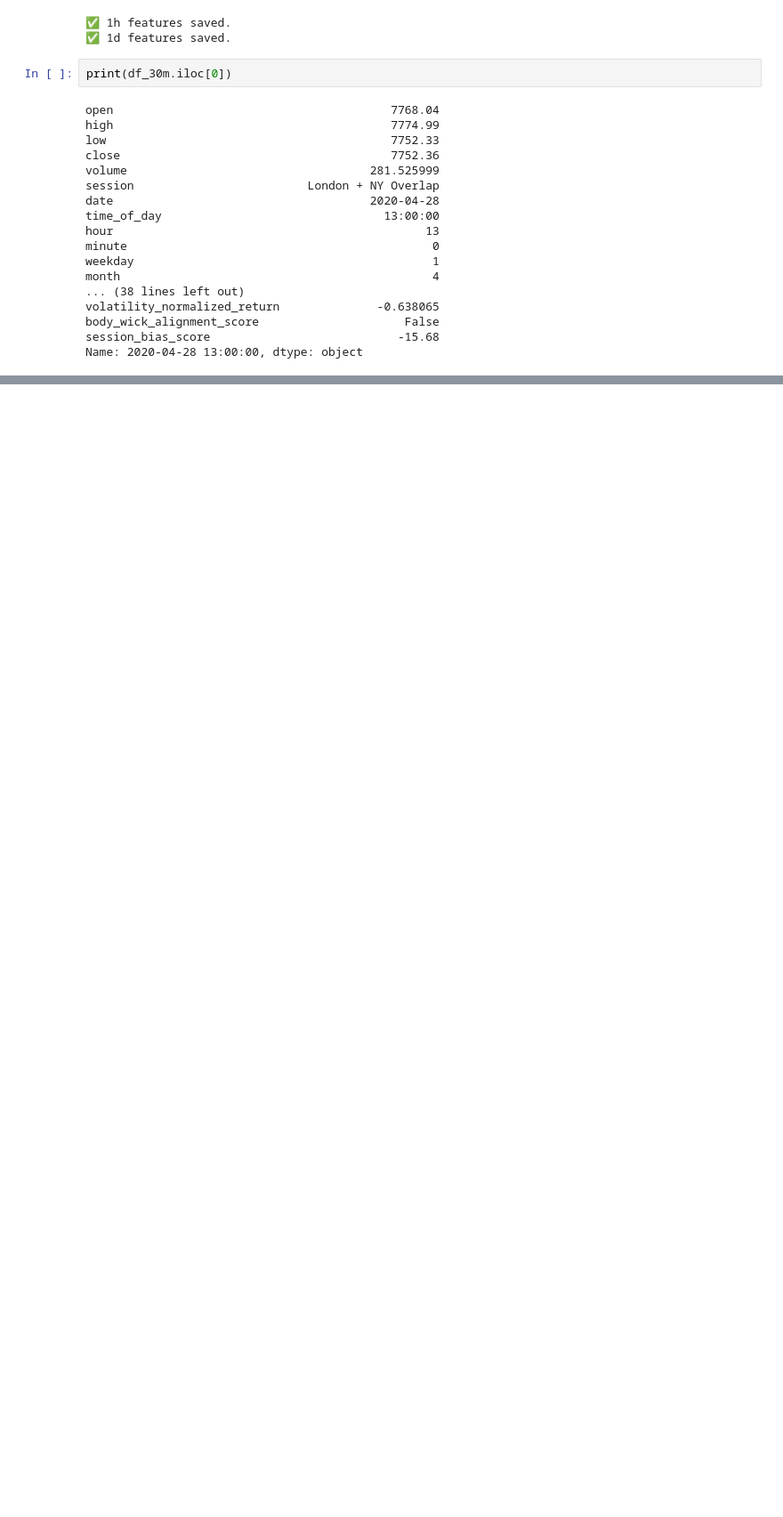
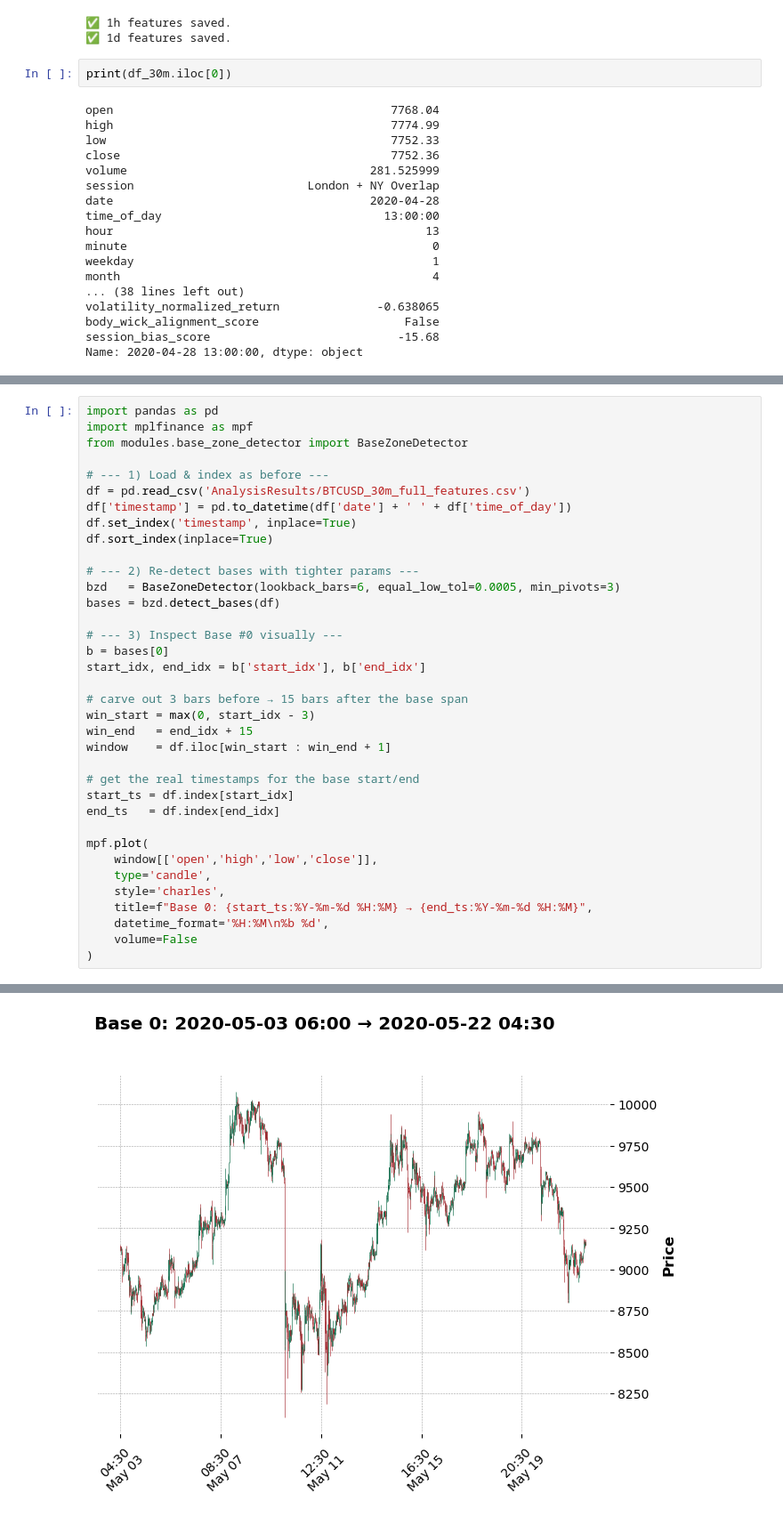
Before and after one commit to SarthakThakur0097/Crypto-analysis, a Jupyter notebook: main.ipynb, the cells around one changed output, grey strips where cells are left out. Shown at 89% size. Saved outputs shown, nothing was run; the diff lists cells and outputs as text; blank space fills up the shorter version.

Commit message:
created a base reversed engineered working project so far

```diff
--- a/main.ipynb
+++ b/main.ipynb
@@ -482,0 +780,37 @@ df.iloc[[1, 14, 15, 25, 30, 40]]
+# %%
+import pandas as pd
+import mplfinance as mpf
+from modules.base_zone_detector import BaseZoneDetector
+
+# --- 1) Load & index as before ---
+df = pd.read_csv('AnalysisResults/BTCUSD_30m_full_features.csv')
+df['timestamp'] = pd.to_datetime(df['date'] + ' ' + df['time_of_day'])
+df.set_index('timestamp', inplace=True)
+df.sort_index(inplace=True)
+
+# --- 2) Re‐detect bases with tighter params ---
+bzd   = BaseZoneDetector(lookback_bars=6, equal_low_tol=0.0005, min_pivots=3)
+bases = bzd.detect_bases(df)
+
+# --- 3) Inspect Base #0 visually ---
+b = bases[0]
+start_idx, end_idx = b['start_idx'], b['end_idx']
+
+# carve out 3 bars before → 15 bars after the base span
+win_start = max(0, start_idx - 3)
+win_end   = end_idx + 15
+window    = df.iloc[win_start : win_end + 1]
+
+# get the real timestamps for the base start/end
+start_ts = df.index[start_idx]
+end_ts   = df.index[end_idx]
+
+mpf.plot(
+    window[['open','high','low','close']],
+    type='candle',
+    style='charles',
+    title=f"Base 0: {start_ts:%Y-%m-%d %H:%M} → {end_ts:%Y-%m-%d %H:%M}",
+    datetime_format='%H:%M\n%b %d',
+    volume=False
+)
+# %% [output]
@@ -482,0 +830 @@ df.iloc[[1, 14, 15, 25, 30, 40]]
+[figure, added]
```
Also changed, not shown: parts of 14 cells of this notebook, 11 other files.
